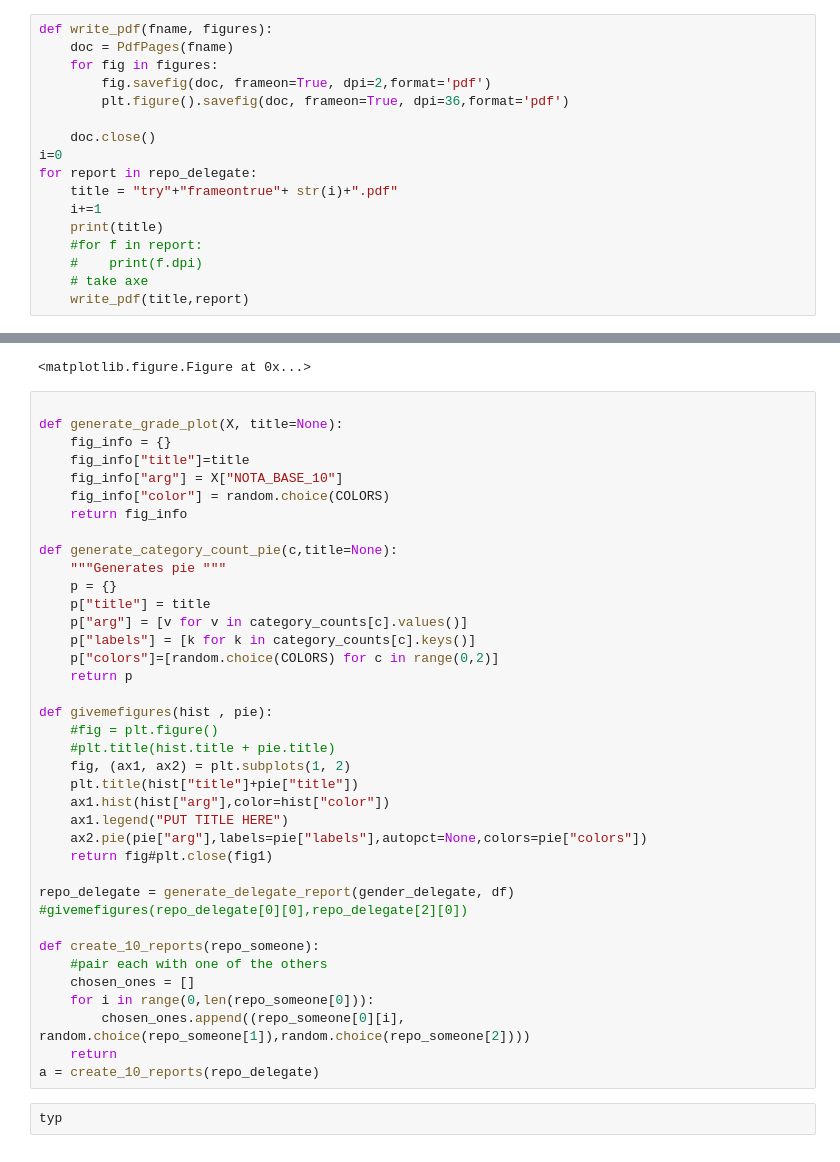
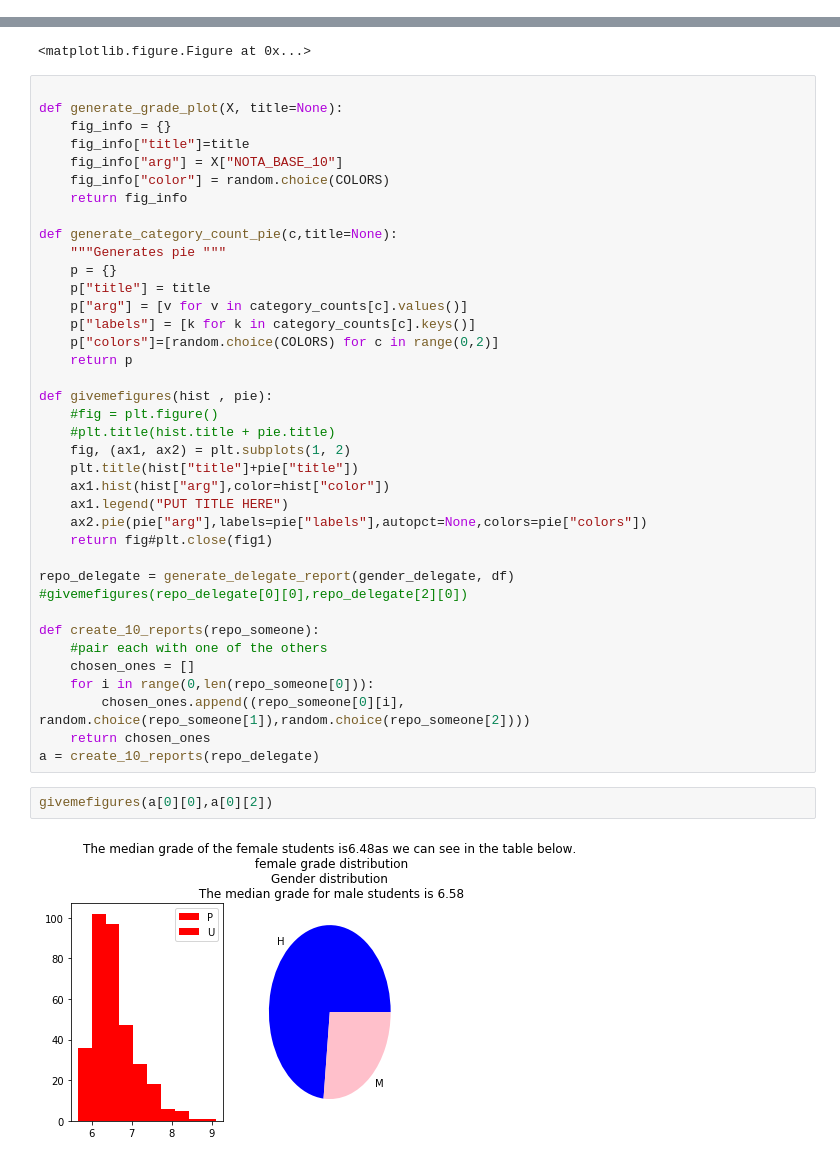
Before and after one commit to jorses/tfg, a Jupyter notebook: notebooks/test_notas.ipynb, the cells around one changed output, grey strips where cells are left out. Saved outputs shown, nothing was run; the diff lists cells and outputs as text.

```diff
--- a/notebooks/test_notas.ipynb
+++ b/notebooks/test_notas.ipynb
@@ -244,20 +244,3 @@ def save_tournament_results(): pass
 save_report("",[report_std])
 # %% [output]
 AttributeError: 'list' object has no attribute 'savefig'
-# %%
-def write_pdf(fname, figures):
-    doc = PdfPages(fname)
-    for fig in figures:
-        fig.savefig(doc, frameon=True, dpi=2,format='pdf')
-        plt.figure().savefig(doc, frameon=True, dpi=36,format='pdf')
-
-    doc.close()
-i=0
-for report in repo_delegate:
-    title = "try"+"frameontrue"+ str(i)+".pdf"
-    i+=1
-    print(title)
-    #for f in report:
-    #    print(f.dpi)
-    # take axe
-    write_pdf(title,report)
@@ -337,7 +321,9 @@ def create_10_reports(repo_someone):
     chosen_ones = []
     for i in range(0,len(repo_someone[0])):
         chosen_ones.append((repo_someone[0][i], random.choice(repo_someone[1]),random.choice(repo_someone[2])))
-    return
+    return chosen_ones
 a = create_10_reports(repo_delegate)
-# %%
-typ
+# %%
+givemefigures(a[0][0],a[0][2])
+# %% [output]
+[figure, added]
```
Also changed, not shown: parts of 7 cells of this notebook, 5 other files.
